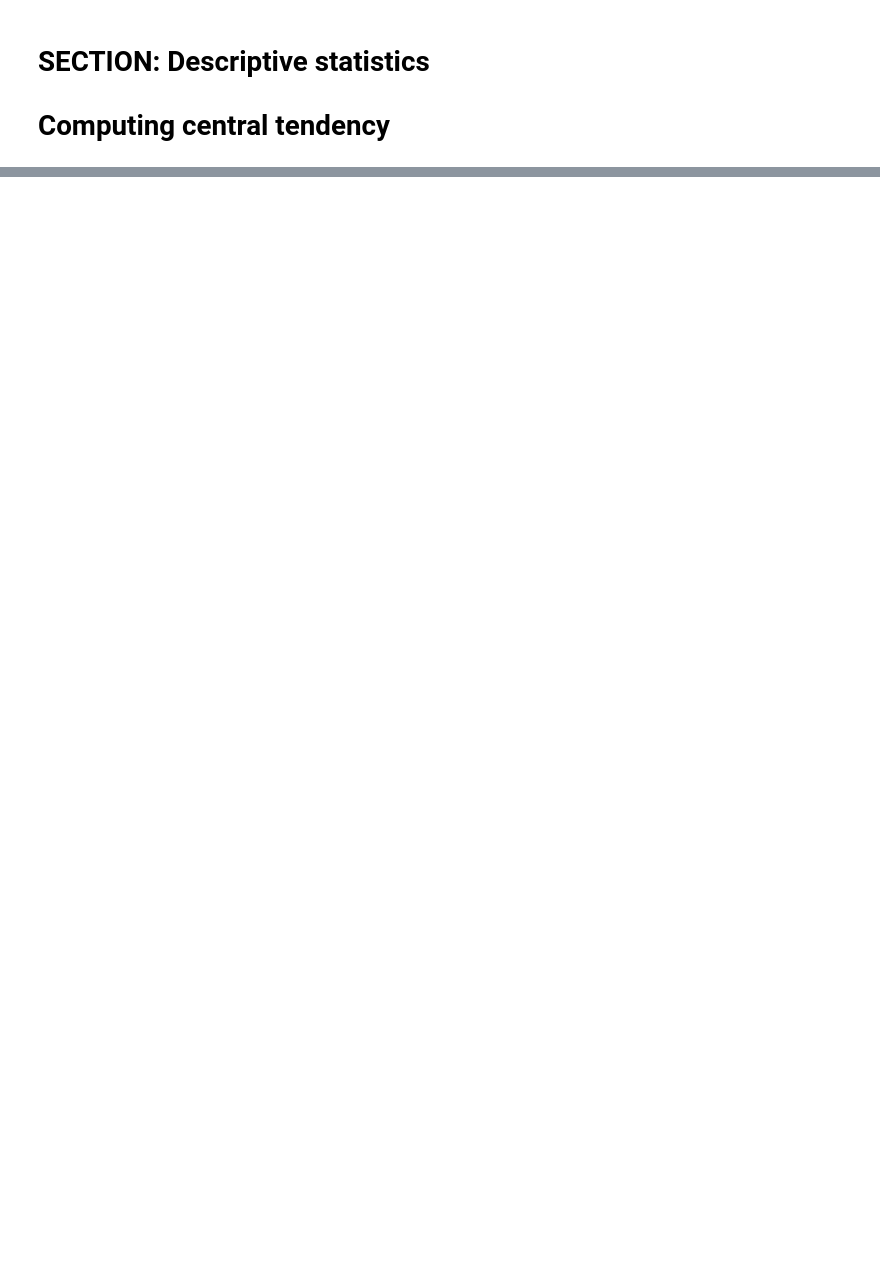
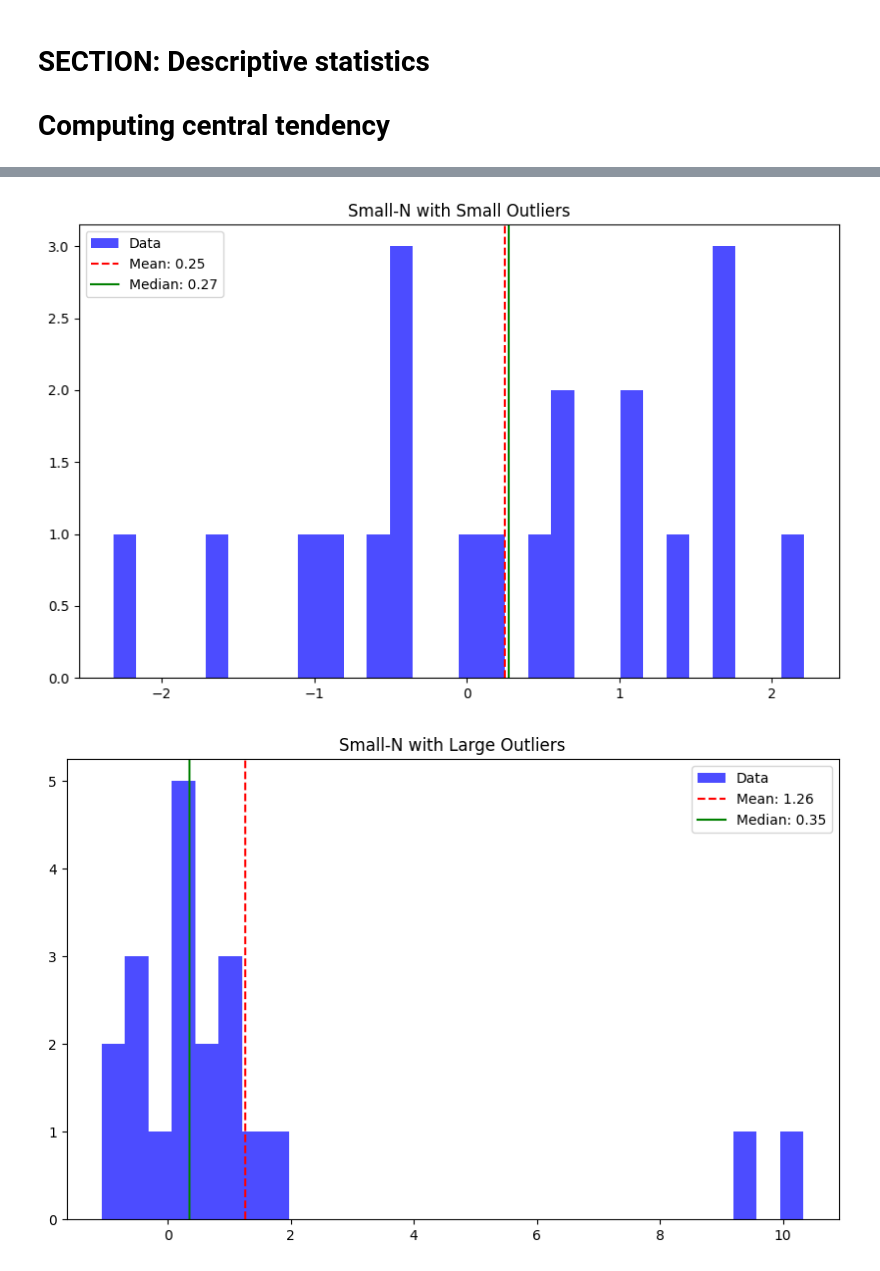
Before and after one commit to SiracencoSerghei/Statistics_and_ML, a Jupyter notebook: 2.2_descriptives/stats_descriptives_centralTendency.ipynb, the cells around one changed output, grey strips where cells are left out. Cells and saved outputs as stored; diff of their text form; code cells hidden in the pictures; blank space fills up the shorter version.

```diff
--- a/2.2_descriptives/stats_descriptives_centralTendency.ipynb
+++ b/2.2_descriptives/stats_descriptives_centralTendency.ipynb
@@ -119,0 +145,45 @@ print('The modal value is %g'%stats.mode(data)[0][0])
+# %%
+# Compare mean and median for distributions with:
+# 1) "small" outliers
+# 2) "large" outliers
+# 3) small-N datasets
+# 4) large-N datasets
+
+
+# Function to compare mean and median
+def compare_mean_median(data, title):
+    mean_val = np.mean(data)
+    median_val = np.median(data)
+
+    plt.figure(figsize=(10, 6))
+    plt.hist(data, bins=30, alpha=0.7, color='blue', label='Data')
+    plt.axvline(mean_val, color='red', linestyle='--', label=f'Mean: {mean_val:.2f}')
+    plt.axvline(median_val, color='green', linestyle='-', label=f'Median: {median_val:.2f}')
+    plt.title(title)
+    plt.legend()
+    plt.show()
+
+# Dataset 1: Small-N with small outliers
+small_N = 20
+data_small_outliers = np.random.normal(0, 1, small_N)
+data_small_outliers[-2:] += 2  # Add small outliers
+compare_mean_median(data_small_outliers, "Small-N with Small Outliers")
+
+# Dataset 2: Small-N with large outliers
+data_large_outliers = np.random.normal(0, 1, small_N)
+data_large_outliers[-2:] += 10  # Add large outliers
+compare_mean_median(data_large_outliers, "Small-N with Large Outliers")
+
+# Dataset 3: Large-N with small outliers
+large_N = 1000
+data_largeN_small_outliers = np.random.normal(0, 1, large_N)
+data_largeN_small_outliers[-20:] += 2  # Add small outliers
+compare_mean_median(data_largeN_small_outliers, "Large-N with Small Outliers")
+
+# Dataset 4: Large-N with large outliers
+data_largeN_large_outliers = np.random.normal(0, 1, large_N)
+data_largeN_large_outliers[-20:] += 10  # Add large outliers
+compare_mean_median(data_largeN_large_outliers, "Large-N with Large Outliers")
+# %% [output]
+[figure, added]
+[figure, added]
```
Also changed, not shown: parts of 9 cells of this notebook.
